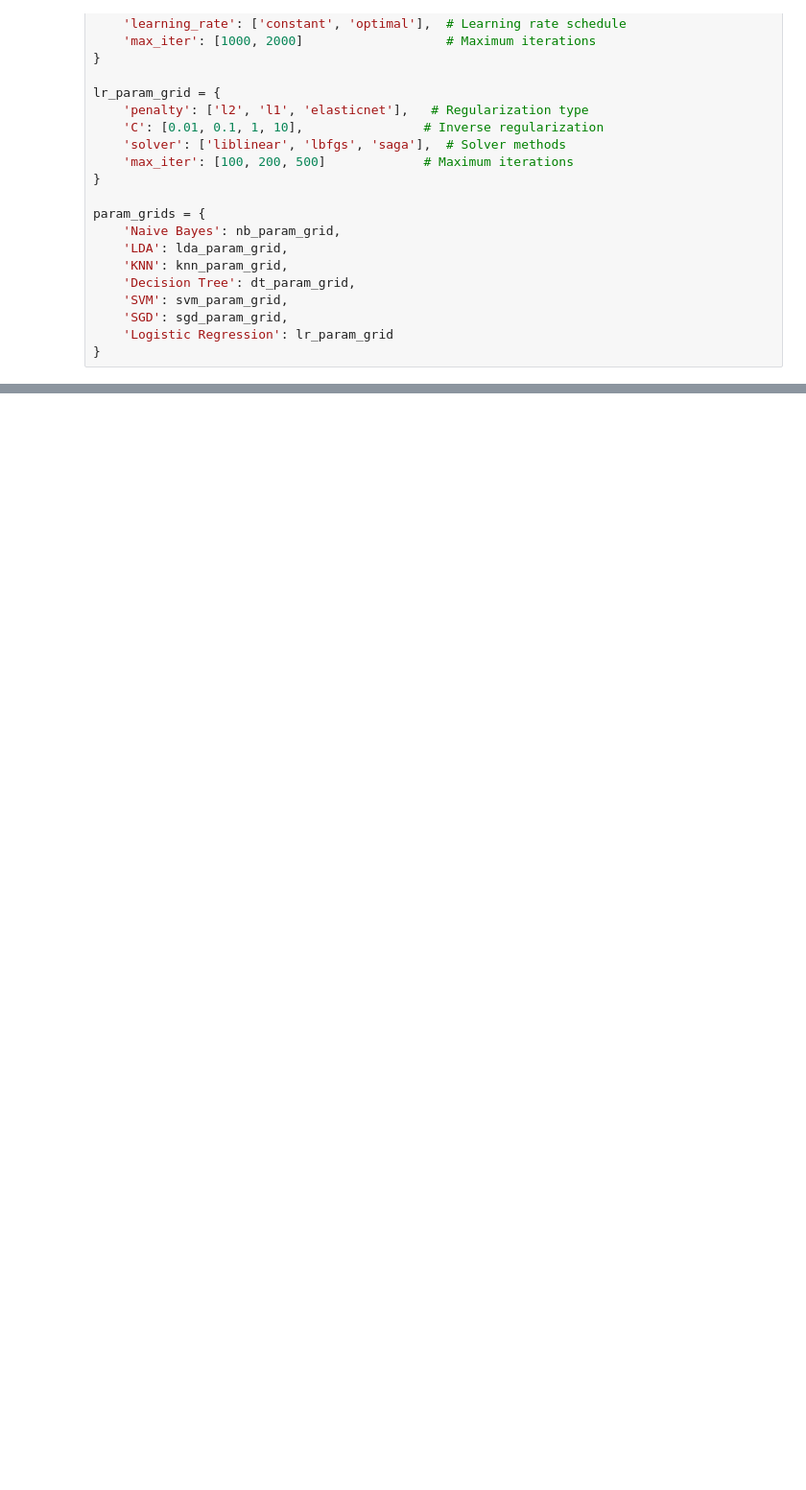
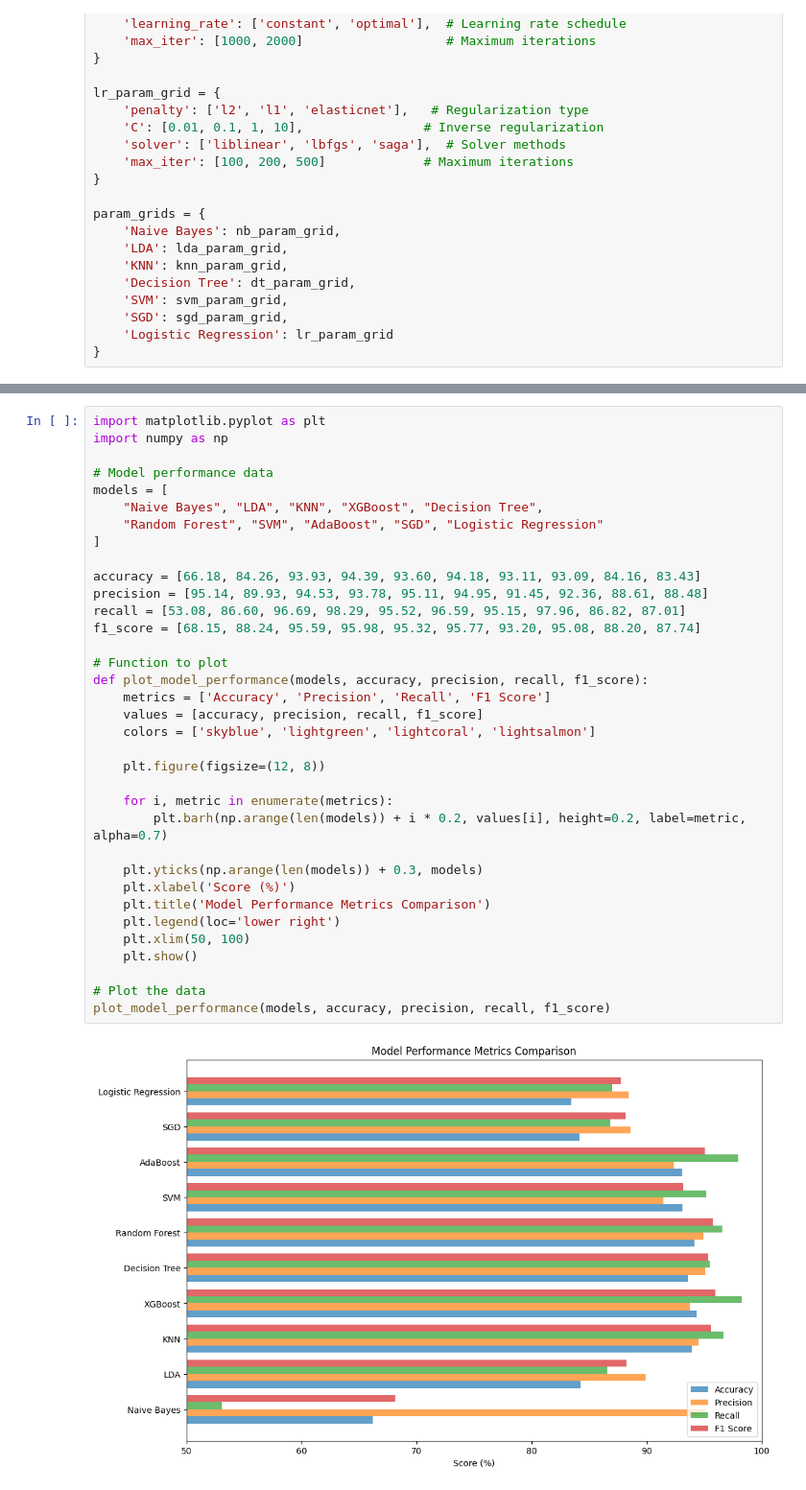
Before and after one commit to mestevef-uoc/TFM_uoc, a Jupyter notebook: NOTEBOOKS/UNSW-NB15.ipynb, the cells around one changed output, grey strips where cells are left out. Shown: that part at 96% size. Drawn from its saved outputs; the diff is of its cells as text; blank space fills up the shorter version.

```diff
--- a/NOTEBOOKS/UNSW-NB15.ipynb
+++ b/NOTEBOOKS/UNSW-NB15.ipynb
@@ -876,0 +966,37 @@ print(f"Mean CV F1 Score: {cv_scores.mean()}")
+# %%
+import matplotlib.pyplot as plt
+import numpy as np
+
+# Model performance data
+models = [
+    "Naive Bayes", "LDA", "KNN", "XGBoost", "Decision Tree",
+    "Random Forest", "SVM", "AdaBoost", "SGD", "Logistic Regression"
+]
+
+accuracy = [66.18, 84.26, 93.93, 94.39, 93.60, 94.18, 93.11, 93.09, 84.16, 83.43]
+precision = [95.14, 89.93, 94.53, 93.78, 95.11, 94.95, 91.45, 92.36, 88.61, 88.48]
+recall = [53.08, 86.60, 96.69, 98.29, 95.52, 96.59, 95.15, 97.96, 86.82, 87.01]
+f1_score = [68.15, 88.24, 95.59, 95.98, 95.32, 95.77, 93.20, 95.08, 88.20, 87.74]
+
+# Function to plot
+def plot_model_performance(models, accuracy, precision, recall, f1_score):
+    metrics = ['Accuracy', 'Precision', 'Recall', 'F1 Score']
+    values = [accuracy, precision, recall, f1_score]
+    colors = ['skyblue', 'lightgreen', 'lightcoral', 'lightsalmon']
+
+    plt.figure(figsize=(12, 8))
+
+    for i, metric in enumerate(metrics):
+        plt.barh(np.arange(len(models)) + i * 0.2, values[i], height=0.2, label=metric, alpha=0.7)
+
+    plt.yticks(np.arange(len(models)) + 0.3, models)
+    plt.xlabel('Score (%)')
+    plt.title('Model Performance Metrics Comparison')
+    plt.legend(loc='lower right')
+    plt.xlim(50, 100)
+    plt.show()
+
+# Plot the data
+plot_model_performance(models, accuracy, precision, recall, f1_score)
+# %% [output]
+[figure, added]
```
Also changed, not shown: parts of 7 cells of this notebook, 1 other file.
